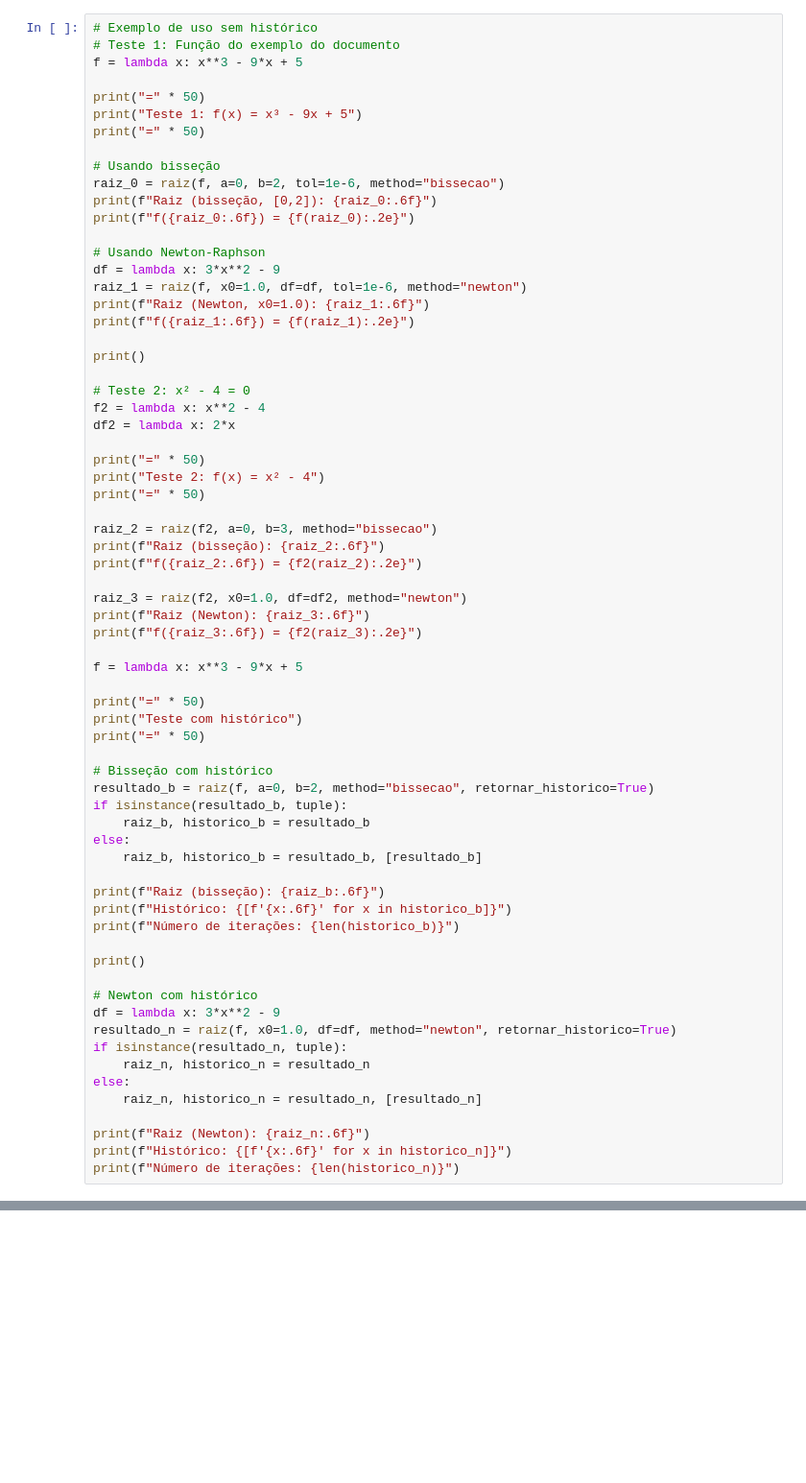
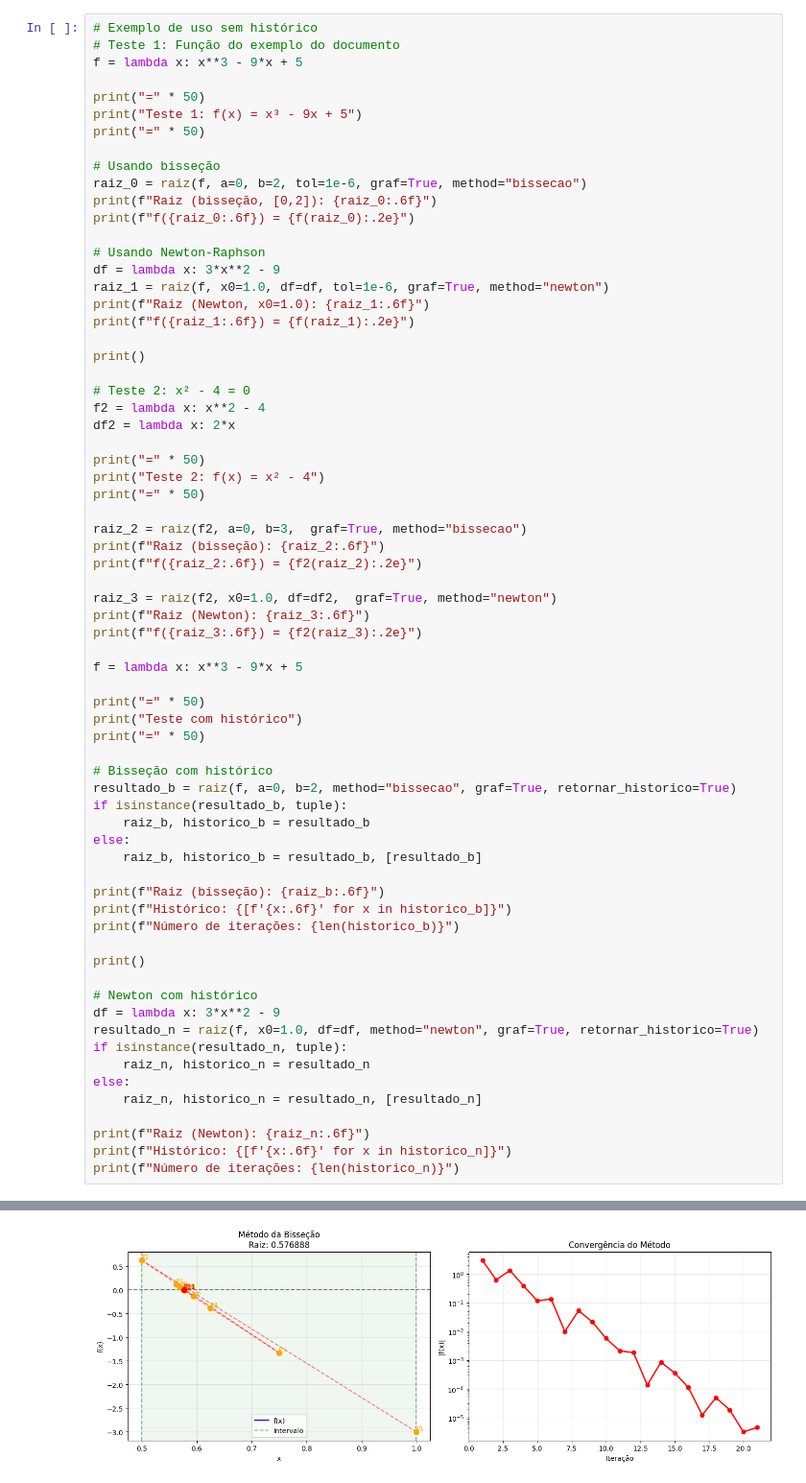
Before and after one commit to al-gabriel-martinez/CB2325NumericaG-03-, a Jupyter notebook: Pasta_de_Exemplos/Exemplos_de_Raizes.ipynb, the cells around one changed output, grey strips where cells are left out. Shown: that part at 96% size. Cells and saved outputs as stored; diff of their text form; blank space fills up the shorter version.

```diff
--- a/Pasta_de_Exemplos/Exemplos_de_Raizes.ipynb
+++ b/Pasta_de_Exemplos/Exemplos_de_Raizes.ipynb
@@ -12,13 +12,13 @@ print("Teste 1: f(x) = x³ - 9x + 5")
 print("=" * 50)
 
 # Usando bisseção
-raiz_0 = raiz(f, a=0, b=2, tol=1e-6, method="bissecao")
+raiz_0 = raiz(f, a=0, b=2, tol=1e-6, graf=True, method="bissecao")
 print(f"Raiz (bisseção, [0,2]): {raiz_0:.6f}")
 print(f"f({raiz_0:.6f}) = {f(raiz_0):.2e}")
 
 # Usando Newton-Raphson
 df = lambda x: 3*x**2 - 9
-raiz_1 = raiz(f, x0=1.0, df=df, tol=1e-6, method="newton")
+raiz_1 = raiz(f, x0=1.0, df=df, tol=1e-6, graf=True, method="newton")
 print(f"Raiz (Newton, x0=1.0): {raiz_1:.6f}")
 print(f"f({raiz_1:.6f}) = {f(raiz_1):.2e}")
 
@@ -32,11 +32,11 @@ print("=" * 50)
 print("Teste 2: f(x) = x² - 4")
 print("=" * 50)
 
-raiz_2 = raiz(f2, a=0, b=3, method="bissecao")
+raiz_2 = raiz(f2, a=0, b=3,  graf=True, method="bissecao")
 print(f"Raiz (bisseção): {raiz_2:.6f}")
 print(f"f({raiz_2:.6f}) = {f2(raiz_2):.2e}")
 
-raiz_3 = raiz(f2, x0=1.0, df=df2, method="newton")
+raiz_3 = raiz(f2, x0=1.0, df=df2,  graf=True, method="newton")
 print(f"Raiz (Newton): {raiz_3:.6f}")
 print(f"f({raiz_3:.6f}) = {f2(raiz_3):.2e}")
 
@@ -47,7 +47,7 @@ print("Teste com histórico")
 print("=" * 50)
 
 # Bisseção com histórico
-resultado_b = raiz(f, a=0, b=2, method="bissecao", retornar_historico=True)
+resultado_b = raiz(f, a=0, b=2, method="bissecao", graf=True, retornar_historico=True)
 if isinstance(resultado_b, tuple):
     raiz_b, historico_b = resultado_b
 else:
@@ -61,7 +61,7 @@ print()
 
 # Newton com histórico
 df = lambda x: 3*x**2 - 9
-resultado_n = raiz(f, x0=1.0, df=df, method="newton", retornar_historico=True)
+resultado_n = raiz(f, x0=1.0, df=df, method="newton", graf=True, retornar_historico=True)
 if isinstance(resultado_n, tuple):
     raiz_n, historico_n = resultado_n
 else:
@@ -70,3 +70,4 @@ else:
 print(f"Raiz (Newton): {raiz_n:.6f}")
 print(f"Histórico: {[f'{x:.6f}' for x in historico_n]}")
 print(f"Número de iterações: {len(historico_n)}")
+# %% [output]
@@ -72,0 +77 @@ print(f"Número de iterações: {len(historico_n)}")
+[figure, added]
```
Also changed, not shown: parts of 3 cells of this notebook, 2 other files.
